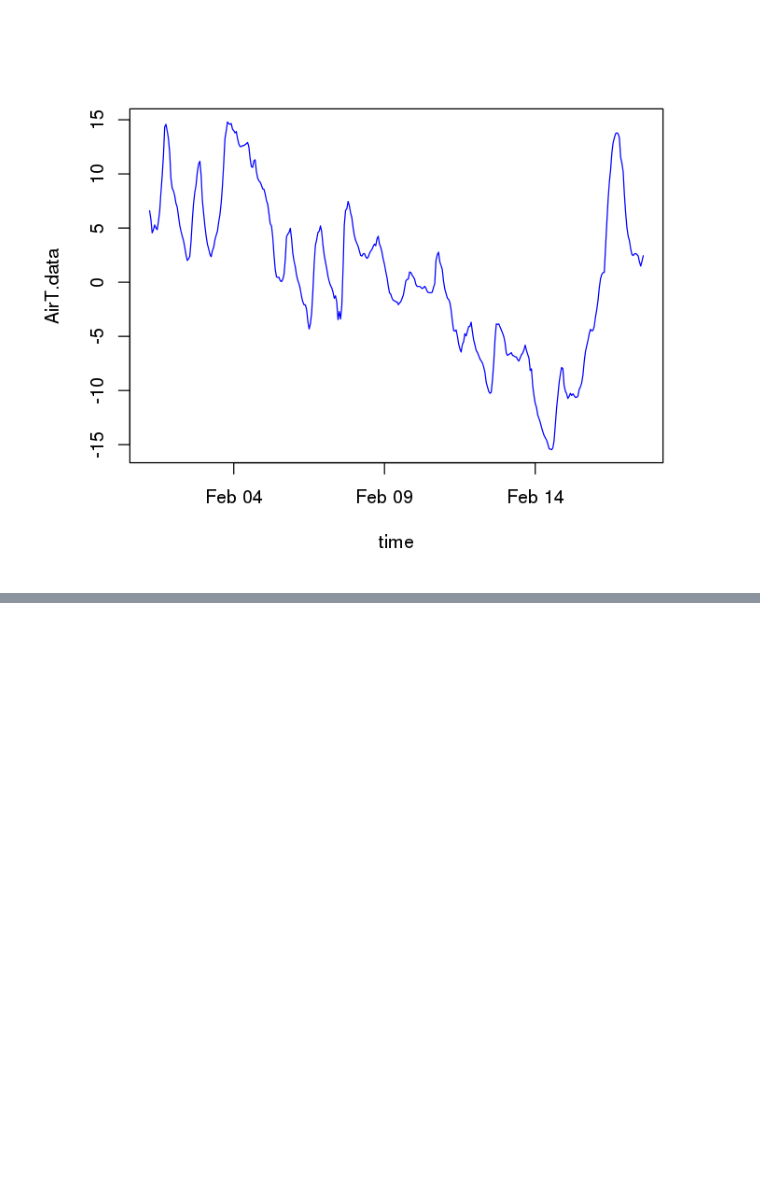
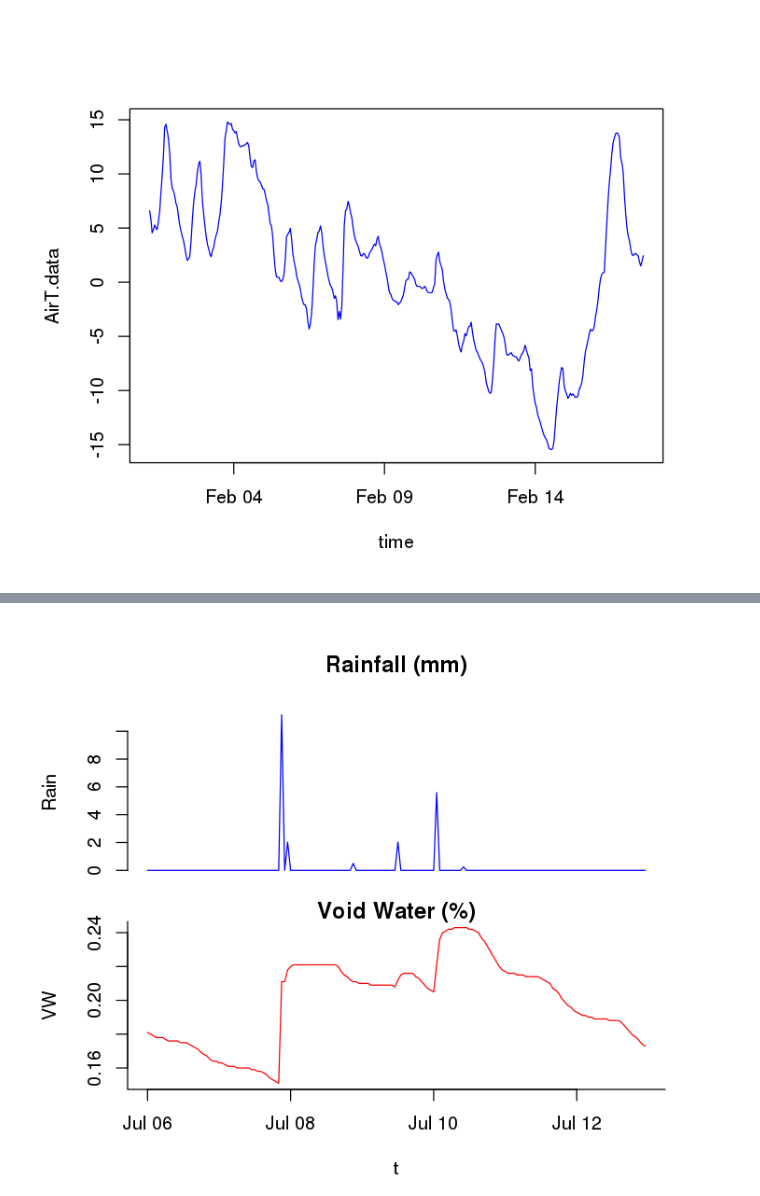
Before and after one commit to jsignell/intro-to-netcdf, a Jupyter notebook: Intro to R.ipynb, the cells around one changed output, grey strips where cells are left out. Saved outputs shown, nothing was run; the diff lists cells and outputs as text; code cells hidden in the pictures; blank space fills up the shorter version.

```diff
--- a/Intro to R.ipynb
+++ b/Intro to R.ipynb
@@ -72,0 +77,13 @@ legend("topleft",col=c("red","blue"),lty=1,legend=c("y1","y2"))
+# %%
+# 3 figures arranged in 3 rows and 1 column
+layout(matrix(1:2, ncol = 1), widths = 1, heights = c(2,2), respect = FALSE)
+
+# set margins (bottom, left, top, right)
+par(mar = c(1, 4, 4, 2))
+with(a_week, plot(Rain~t, type = 'l', col='blue', xaxt = 'n', bty="n", main = 'Rainfall (mm)'))
+
+# set margins (bottom, left, top, right)
+par(mar = c(4, 4, 1, 2))
+with(a_week, plot(VW~t, type = 'l', col='red', bty = "l", main = 'Void Water (%)'))
+# %% [output]
+[figure, added]
```
Also changed, not shown: parts of 3 cells of this notebook, 1 other file.
